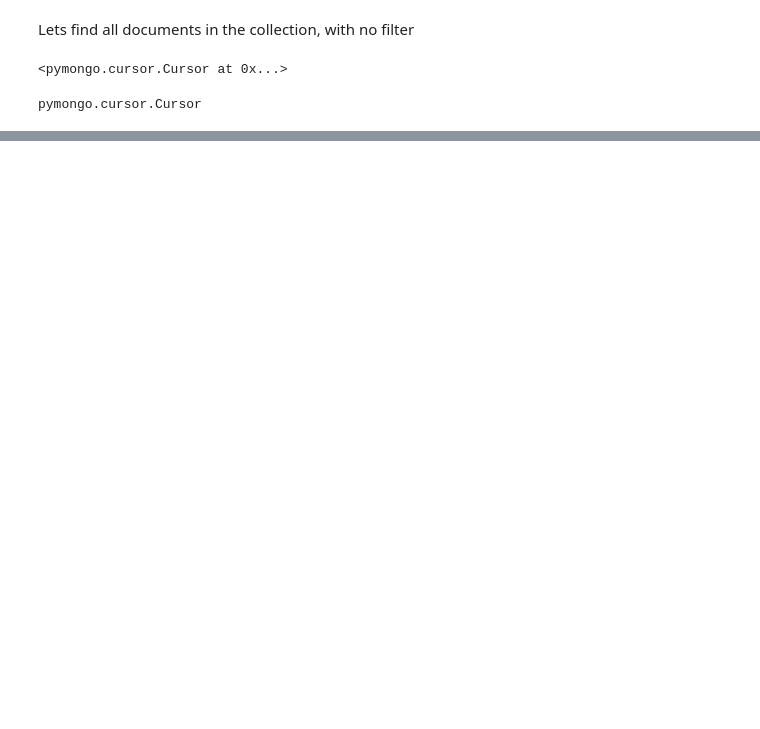
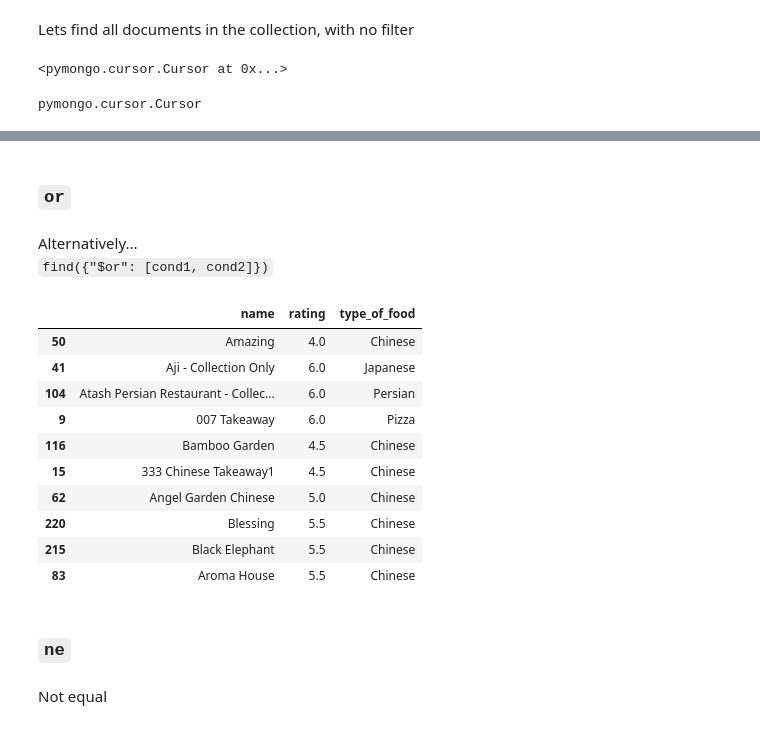
Before and after one commit to sheriffff/teaching-ironhack-data-madrid-2020, a Jupyter notebook: week_04/01-mongodb.ipynb, the cells around one changed output, grey strips where cells are left out. Cells and saved outputs as stored; diff of their text form; code cells hidden in the pictures; blank space fills up the shorter version.

```diff
--- a/week_04/01-mongodb.ipynb
+++ b/week_04/01-mongodb.ipynb
@@ -174,0 +474,29 @@ delete_one
+# %% [markdown]
+### `or`
+# %% [markdown]
+Alternatively...
+`find({"$or": [cond1, cond2]})`
+# %%
+pd.DataFrame(c.find(
+    {"$or": [
+        {"rating": 6},
+        {"type_of_food": "Chinese"}
+    ]},
+    {"name": 1, "rating": 1, "type_of_food": 1, "_id": 0}
+)).sample(10)
+# %% [output]
+|  | name | rating | type_of_food |
+| 50 | Amazing | 4.0 | Chinese |
+| 41 | Aji - Collection Only | 6.0 | Japanese |
+| 104 | Atash Persian Restaurant - Collec... | 6.0 | Persian |
+| 9 | 007 Takeaway | 6.0 | Pizza |
+| 116 | Bamboo Garden | 4.5 | Chinese |
+| 15 | 333 Chinese Takeaway1 | 4.5 | Chinese |
+| 62 | Angel Garden Chinese | 5.0 | Chinese |
+| 220 | Blessing | 5.5 | Chinese |
+| 215 | Black Elephant | 5.5 | Chinese |
+| 83 | Aroma House | 5.5 | Chinese |
+# %% [markdown]
+### `ne`
+# %% [markdown]
+Not equal
```
Also changed, not shown: parts of 123 cells of this notebook, 2 other files.
